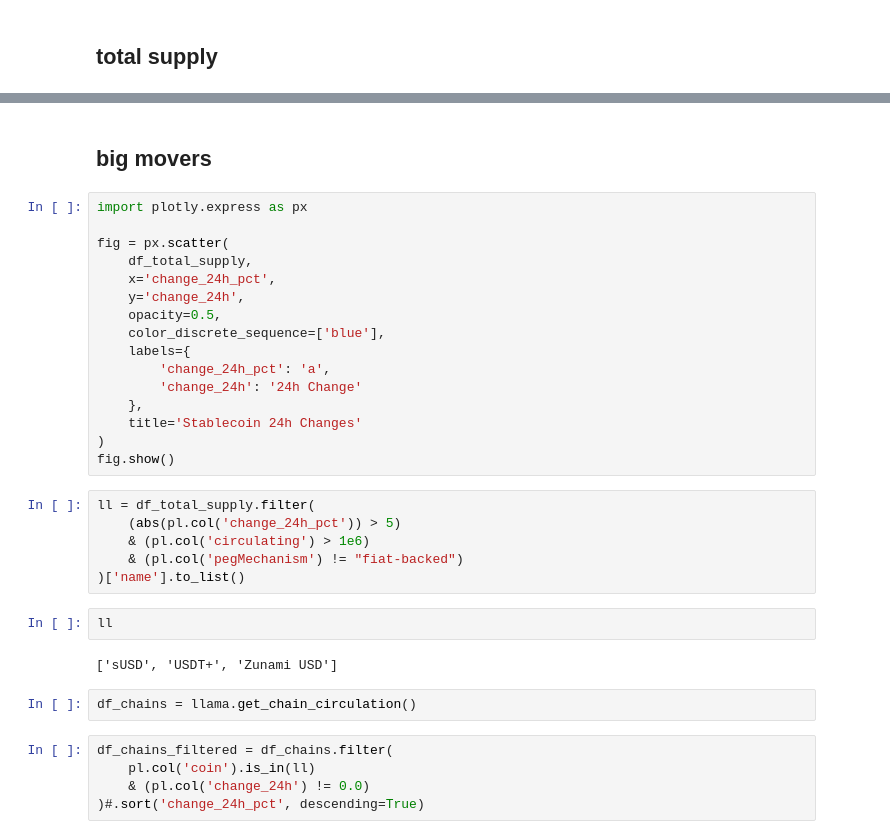
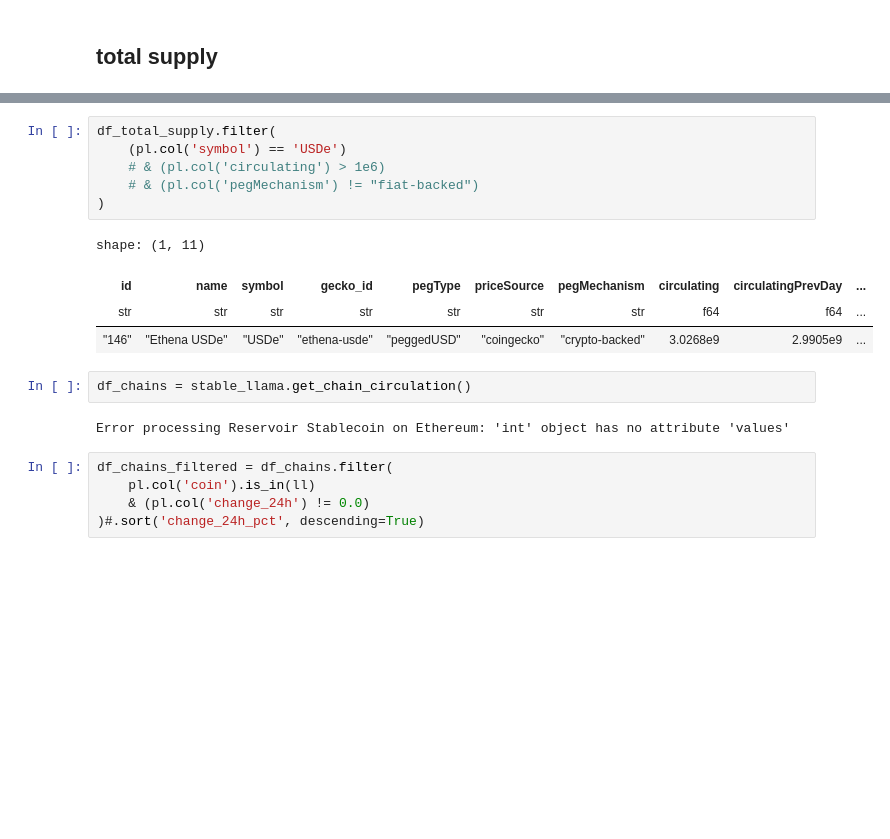
Before and after one commit to gnart33/stables, a Jupyter notebook: notebooks/stables.ipynb, the cells around one changed output, grey strips where cells are left out. Cells and saved outputs as stored; diff of their text form; blank space fills up the shorter version.

```diff
--- a/notebooks/stables.ipynb
+++ b/notebooks/stables.ipynb
@@ -55,33 +98,18 @@ shape: (3, 2)
-# %% [markdown]
-## big movers
-# %%
-import plotly.express as px
-
-fig = px.scatter(
-    df_total_supply,
-    x='change_24h_pct',
-    y='change_24h',
-    opacity=0.5,
-    color_discrete_sequence=['blue'],
-    labels={
-        'change_24h_pct': 'a',
-        'change_24h': '24h Change'
-    },
-    title='Stablecoin 24h Changes'
-)
-fig.show()
 # %%
-ll = df_total_supply.filter(
-    (abs(pl.col('change_24h_pct')) > 5)
-    & (pl.col('circulating') > 1e6)
-    & (pl.col('pegMechanism') != "fiat-backed")
-)['name'].to_list()
+df_total_supply.filter(
+    (pl.col('symbol') == 'USDe')
+    # & (pl.col('circulating') > 1e6)
+    # & (pl.col('pegMechanism') != "fiat-backed")
+)
+# %% [output]
+shape: (1, 11)
+| id | name | symbol | gecko_id | pegType | priceSource | pegMechanism | circulating | circulatingPrevDay | ... |
+| str | str | str | str | str | str | str | f64 | f64 | ... |
+| "146" | "Ethena USDe" | "USDe" | "ethena-usde" | "peggedUSD" | "coingecko" | "crypto-backed" | 3.0268e9 | 2.9905e9 | ... |
-# %%
-ll
-# %% [output]
-['sUSD', 'USDT+', 'Zunami USD']
 # %%
-df_chains = llama.get_chain_circulation()
+df_chains = stable_llama.get_chain_circulation()
+# %% [output]
+Error processing Reservoir Stablecoin on Ethereum: 'int' object has no attribute 'values'
 # %%
 df_chains_filtered = df_chains.filter(
     pl.col('coin').is_in(ll)
```
Also changed, not shown: parts of 8 cells of this notebook, 4 other files.
